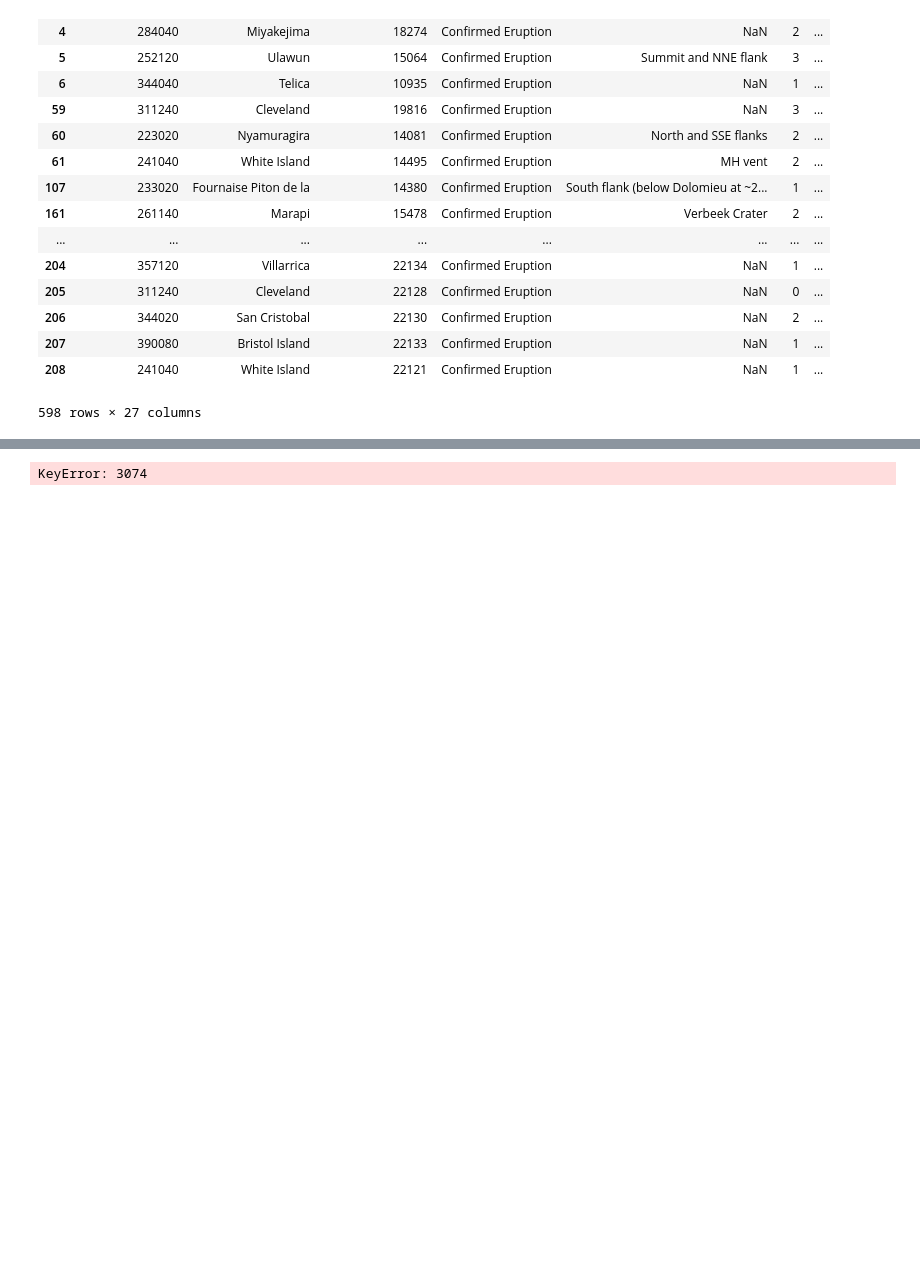
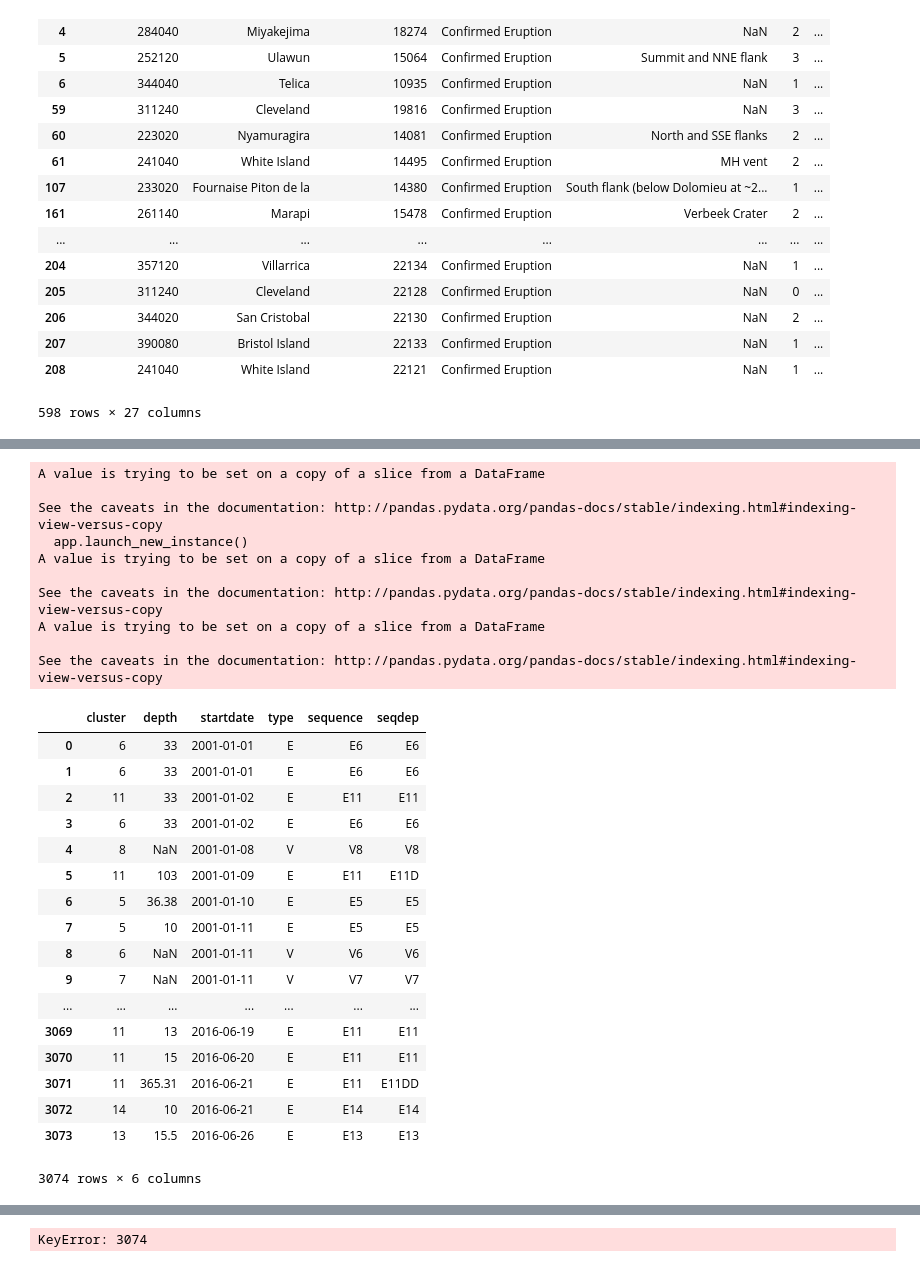
Before and after one commit to cindy233/EarthquakeSequential, a Jupyter notebook: global2000sequence.ipynb, the cells around one changed output, grey strips where cells are left out. Saved outputs shown, nothing was run; the diff lists cells and outputs as text; code cells hidden in the pictures; blank space fills up the shorter version.

```diff
--- a/global2000sequence.ipynb
+++ b/global2000sequence.ipynb
@@ -171,3 +173,41 @@ result
+# %%
+result['seqdep'] = result['sequence']
+for i in range (0,len(result['startdate'])):
+    result['depth'][i] = float(result['depth'][i])
+    if (result['depth'][i] >= 70 and result['depth'][i] < 300):
+        result['seqdep'][i] = str(result['sequence'][i]) + "D"
+    elif (result['depth'][i] >=300 ):
+        result['seqdep'][i] = str(result['sequence'][i])+ "DD"
+result
+# %% [output]
+A value is trying to be set on a copy of a slice from a DataFrame
+
+See the caveats in the documentation: http://pandas.pydata.org/pandas-docs/stable/indexing.html#indexing-view-versus-copy
+  app.launch_new_instance()
+A value is trying to be set on a copy of a slice from a DataFrame
+
+See the caveats in the documentation: http://pandas.pydata.org/pandas-docs/stable/indexing.html#indexing-view-versus-copy
+A value is trying to be set on a copy of a slice from a DataFrame
+
+See the caveats in the documentation: http://pandas.pydata.org/pandas-docs/stable/indexing.html#indexing-view-versus-copy
+|  | cluster | depth | startdate | type | sequence | seqdep |
+| 0 | 6 | 33 | 2001-01-01 | E | E6 | E6 |
+| 1 | 6 | 33 | 2001-01-01 | E | E6 | E6 |
+| 2 | 11 | 33 | 2001-01-02 | E | E11 | E11 |
+| 3 | 6 | 33 | 2001-01-02 | E | E6 | E6 |
+| 4 | 8 | NaN | 2001-01-08 | V | V8 | V8 |
+| 5 | 11 | 103 | 2001-01-09 | E | E11 | E11D |
+| 6 | 5 | 36.38 | 2001-01-10 | E | E5 | E5 |
+| 7 | 5 | 10 | 2001-01-11 | E | E5 | E5 |
+| 8 | 6 | NaN | 2001-01-11 | V | V6 | V6 |
+| 9 | 7 | NaN | 2001-01-11 | V | V7 | V7 |
+| ... | ... | ... | ... | ... | ... | ... |
+| 3069 | 11 | 13 | 2016-06-19 | E | E11 | E11 |
+| 3070 | 11 | 15 | 2016-06-20 | E | E11 | E11 |
+| 3071 | 11 | 365.31 | 2016-06-21 | E | E11 | E11DD |
+| 3072 | 14 | 10 | 2016-06-21 | E | E14 | E14 |
+| 3073 | 13 | 15.5 | 2016-06-26 | E | E13 | E13 |
+3074 rows × 6 columns
 # %%
 from datetime import datetime
 import ephem
```
Also changed, not shown: parts of 10 cells of this notebook, 4 other files.
